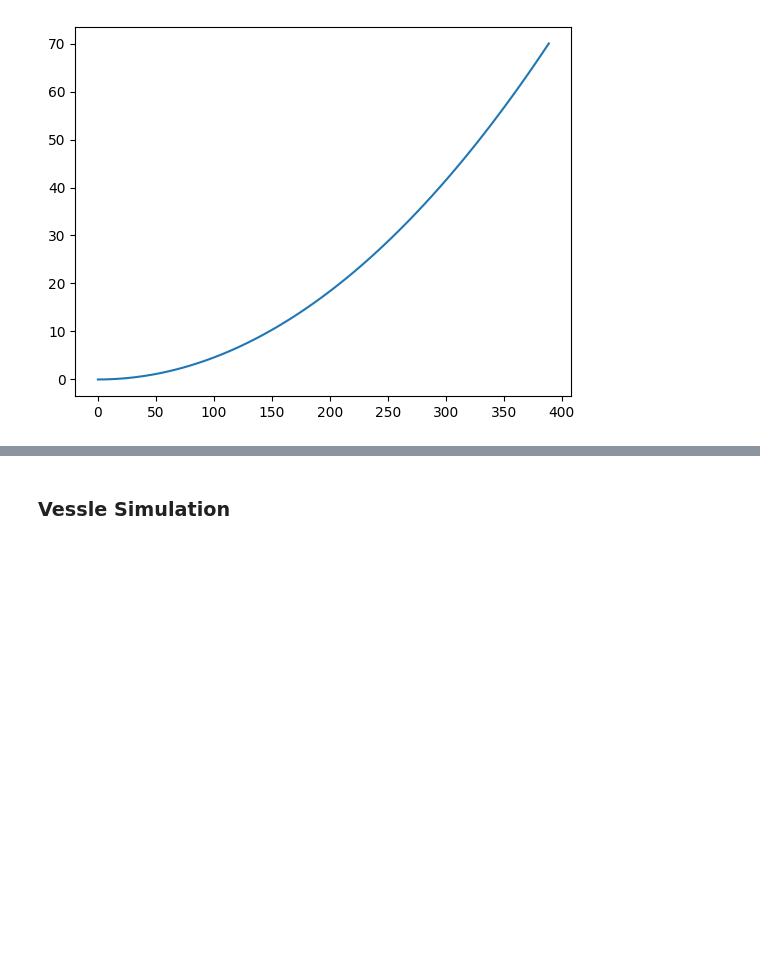
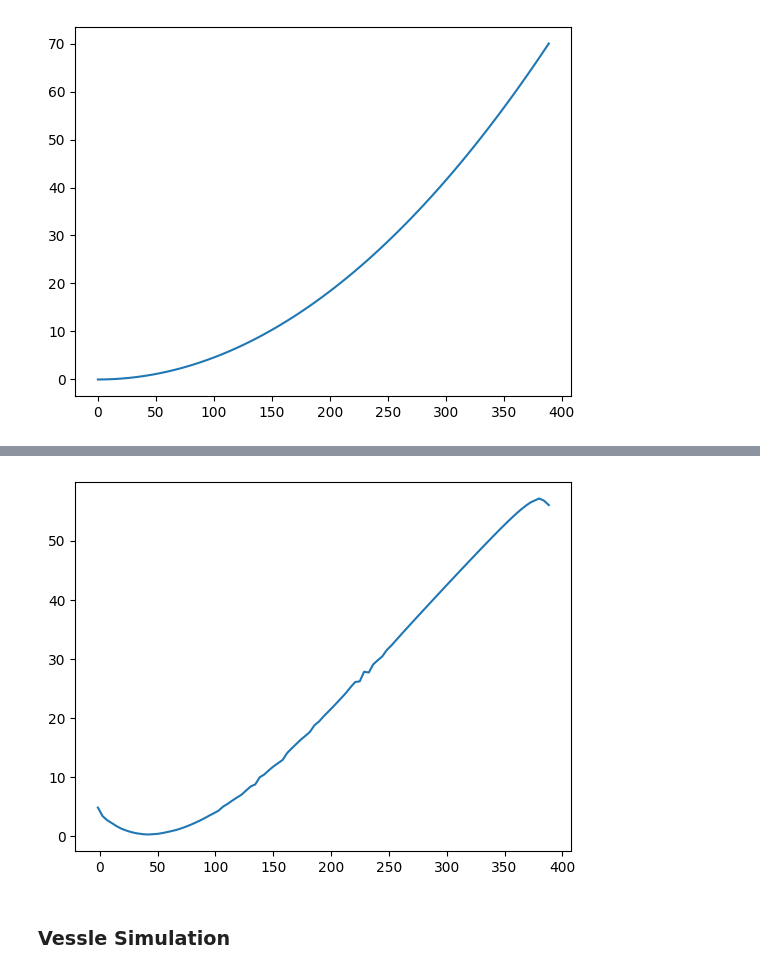
Before and after one commit to gigatskhondia/ocean_intella, a Jupyter notebook: ocean_intella/PDE_pipe/experimental_fem/pde_pipe_v16e_fem_draft.ipynb, the cells around one changed output, grey strips where cells are left out. Drawn from its saved outputs; the diff is of its cells as text; code cells hidden in the pictures; blank space fills up the shorter version.

```diff
--- a/ocean_intella/PDE_pipe/experimental_fem/pde_pipe_v16e_fem_draft.ipynb
+++ b/ocean_intella/PDE_pipe/experimental_fem/pde_pipe_v16e_fem_draft.ipynb
@@ -617,3 +672,8 @@ plt.show()
+# %%
+plt.plot(x0_, z0_, label = "Static pipelay")
+plt.show()
+# %% [output]
+[figure, added]
 # %% [markdown]
 ### Vessle Simulation
 # %%
```
Also changed, not shown: parts of 11 cells of this notebook.
